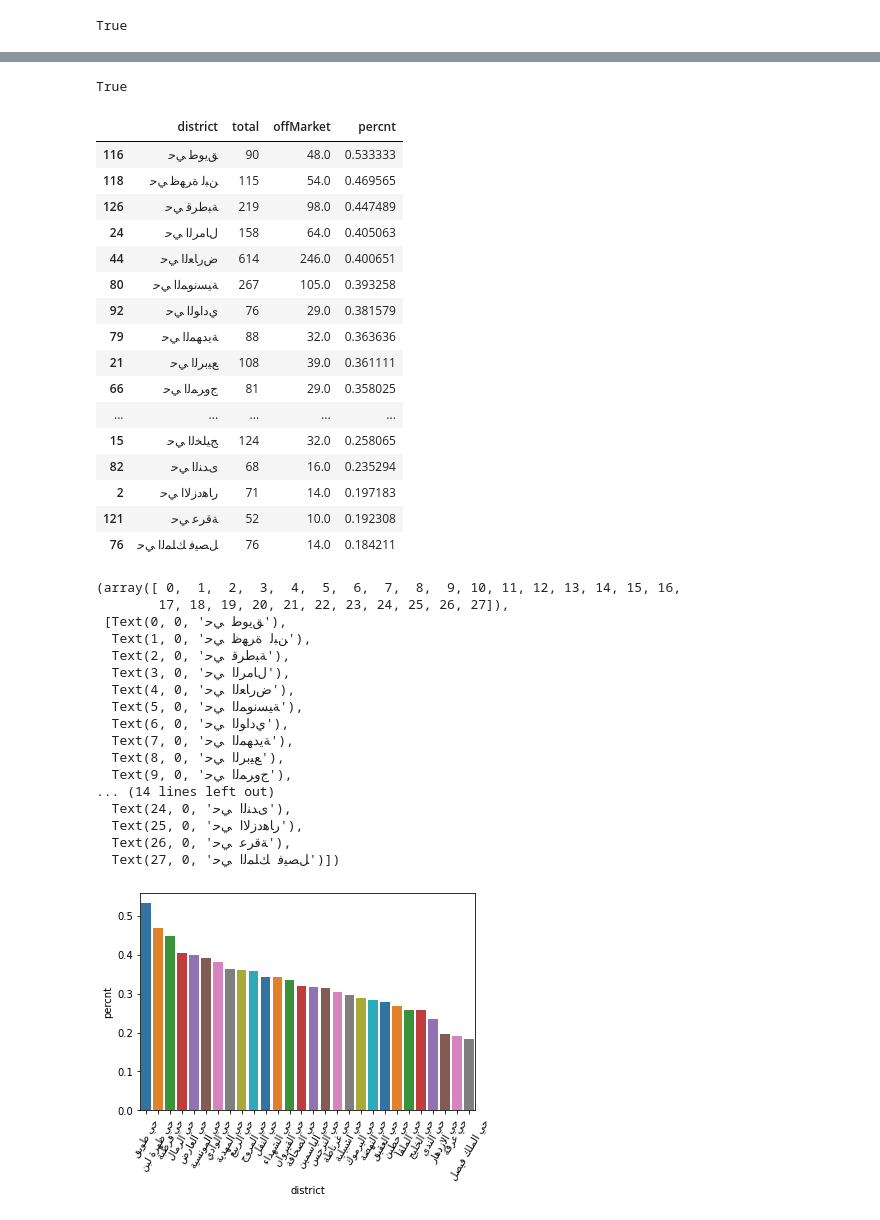
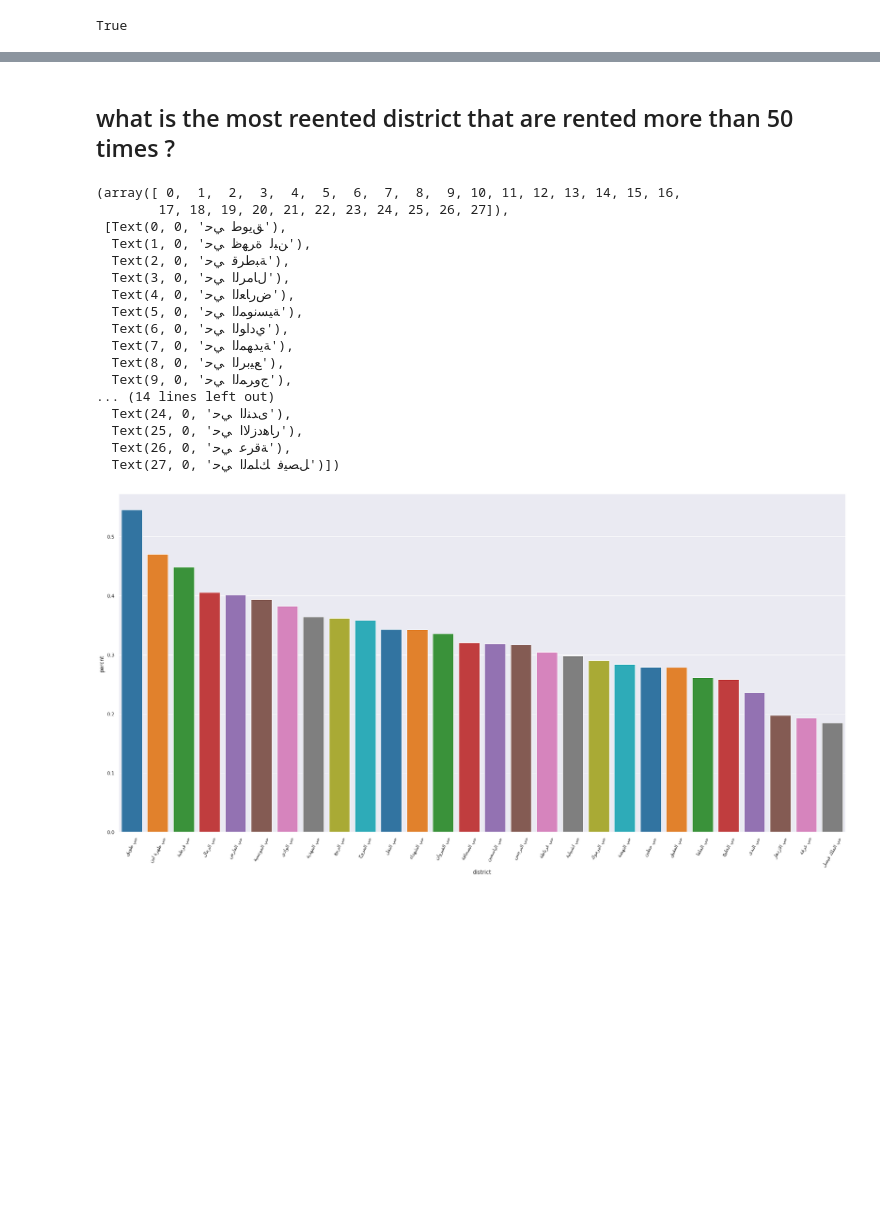
Before and after one commit to Abdulmalik-rebdi/aqar1, a Jupyter notebook: src/EDA.ipynb, the cells around one changed output, grey strips where cells are left out. Saved outputs shown, nothing was run; the diff lists cells and outputs as text; code cells hidden in the pictures; blank space fills up the shorter version.

```diff
--- a/src/EDA.ipynb
+++ b/src/EDA.ipynb
@@ -512,7 +662,7 @@ totalDIST = pd.concat([a,b], axis=1).rename(columns={0 : 'total'  , 1 : "offMark
 # %%
 totalDIST['percnt'] = 0
 # %%
-totalDIST.fillna(0 , inplace=True)
+# totalDIST.fillna(0 , inplace=True)
 # %%
 for index , row  in totalDIST.iterrows() :
     try:
@@ -538 +692,6 @@ totalDIST[]
+# %%
+if totalDIST['district'][0] == 'حي أحد':
+    for index, row in totalDIST.iterrows():
+
+            totalDIST['district'][index] = modify_arabic_display(totalDIST['district'][index])
 # %%
@@ -540,2 +699,2 @@ totalDIST1 = totalDIST[(totalDIST['percnt'] > .50)  & (totalDIST['total'] > 2) ]
 # %%
-# totalDIST = totalDIST[totalDIST['percnt'] > .50 ]
+totalDIST2 = (totalDIST[totalDIST['total'] > 50 ]).copy()
@@ -559,2 +701,2 @@ if totalDIST1.iloc[0][0] == 'حي العزيزية':
 # %%
-totalDIST1 = totalDIST1.sort_values('percnt' , ascending=False)
+totalDIST3 = (totalDIST2.sort_values(by='percnt' , ascending=False)).copy()
@@ -600,4 +726,0 @@ totalDIST2 = totalDIST[ (totalDIST['total'] > 50) ]
-# %%
-totalDIST2.iloc[0][0] == 'حي طويق'
-# %% [output]
-True
@@ -609,20 +726,0 @@ if totalDIST2.iloc[0][0] == 'حي طويق':
-# %%
-totalDIST2
-# %% [output]
-|  | district | total | offMarket | percnt |
-| 116 | ﻖﻳﻮﻃ ﻲﺣ | 90 | 48.0 | 0.533333 |
-| 118 | ﻦﺒﻟ ﺓﺮﻬﻇ ﻲﺣ | 115 | 54.0 | 0.469565 |
-| 126 | ﺔﺒﻃﺮﻗ ﻲﺣ | 219 | 98.0 | 0.447489 |
-| 24 | ﻝﺎﻣﺮﻟﺍ ﻲﺣ | 158 | 64.0 | 0.405063 |
-| 44 | ﺽﺭﺎﻌﻟﺍ ﻲﺣ | 614 | 246.0 | 0.400651 |
-| 80 | ﺔﻴﺴﻧﻮﻤﻟﺍ ﻲﺣ | 267 | 105.0 | 0.393258 |
-| 92 | ﻱﺩﺍﻮﻟﺍ ﻲﺣ | 76 | 29.0 | 0.381579 |
-| 79 | ﺔﻳﺪﻬﻤﻟﺍ ﻲﺣ | 88 | 32.0 | 0.363636 |
-| 21 | ﻊﻴﺑﺮﻟﺍ ﻲﺣ | 108 | 39.0 | 0.361111 |
-| 66 | ﺝﻭﺮﻤﻟﺍ ﻲﺣ | 81 | 29.0 | 0.358025 |
-| ... | ... | ... | ... | ... |
-| 15 | ﺞﻴﻠﺨﻟﺍ ﻲﺣ | 124 | 32.0 | 0.258065 |
-| 82 | ﻯﺪﻨﻟﺍ ﻲﺣ | 68 | 16.0 | 0.235294 |
-| 2 | ﺭﺎﻫﺩﺯﻻﺍ ﻲﺣ | 71 | 14.0 | 0.197183 |
-| 121 | ﺔﻗﺮﻋ ﻲﺣ | 52 | 10.0 | 0.192308 |
-| 76 | ﻞﺼﻴﻓ ﻚﻠﻤﻟﺍ ﻲﺣ | 76 | 14.0 | 0.184211 |
@@ -631,22 +727,24 @@ totalDIST2 = totalDIST2.sort_values('percnt' , ascending=False)
+# %% [markdown]
+## what is the most reented district that are rented more than 50 times ?
 # %%
-ax = sns.barplot(data= totalDIST2 ,x='district' , y='percnt'  , palette='tab10')
+ax = sns.barplot(data= totalDIST3 ,x='district' , y='percnt'  , palette='tab10')
 plt.xticks(rotation=60)
 # %% [output]
 (array([ 0,  1,  2,  3,  4,  5,  6,  7,  8,  9, 10, 11, 12, 13, 14, 15, 16,
         17, 18, 19, 20, 21, 22, 23, 24, 25, 26, 27]),
  [Text(0, 0, 'ﻖﻳﻮﻃ ﻲﺣ'),
   Text(1, 0, 'ﻦﺒﻟ ﺓﺮﻬﻇ ﻲﺣ'),
   Text(2, 0, 'ﺔﺒﻃﺮﻗ ﻲﺣ'),
   Text(3, 0, 'ﻝﺎﻣﺮﻟﺍ ﻲﺣ'),
   Text(4, 0, 'ﺽﺭﺎﻌﻟﺍ ﻲﺣ'),
   Text(5, 0, 'ﺔﻴﺴﻧﻮﻤﻟﺍ ﻲﺣ'),
   Text(6, 0, 'ﻱﺩﺍﻮﻟﺍ ﻲﺣ'),
   Text(7, 0, 'ﺔﻳﺪﻬﻤﻟﺍ ﻲﺣ'),
   Text(8, 0, 'ﻊﻴﺑﺮﻟﺍ ﻲﺣ'),
   Text(9, 0, 'ﺝﻭﺮﻤﻟﺍ ﻲﺣ'),
 ... (14 lines left out)
   Text(24, 0, 'ﻯﺪﻨﻟﺍ ﻲﺣ'),
   Text(25, 0, 'ﺭﺎﻫﺩﺯﻻﺍ ﻲﺣ'),
   Text(26, 0, 'ﺔﻗﺮﻋ ﻲﺣ'),
   Text(27, 0, 'ﻞﺼﻴﻓ ﻚﻠﻤﻟﺍ ﻲﺣ')])
-[figure, old version]
+[figure, new version]
```
Also changed, not shown: parts of 107 cells of this notebook.
